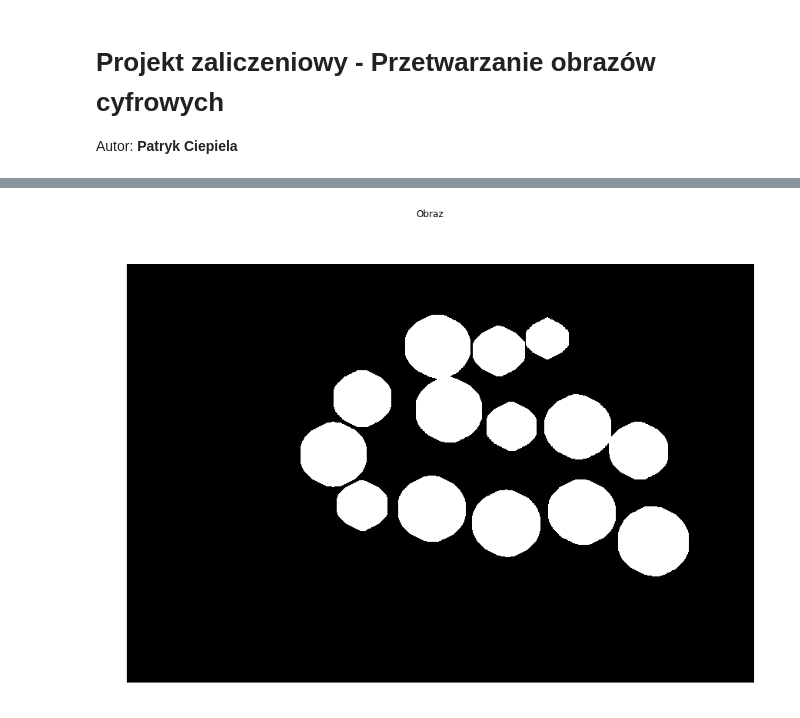
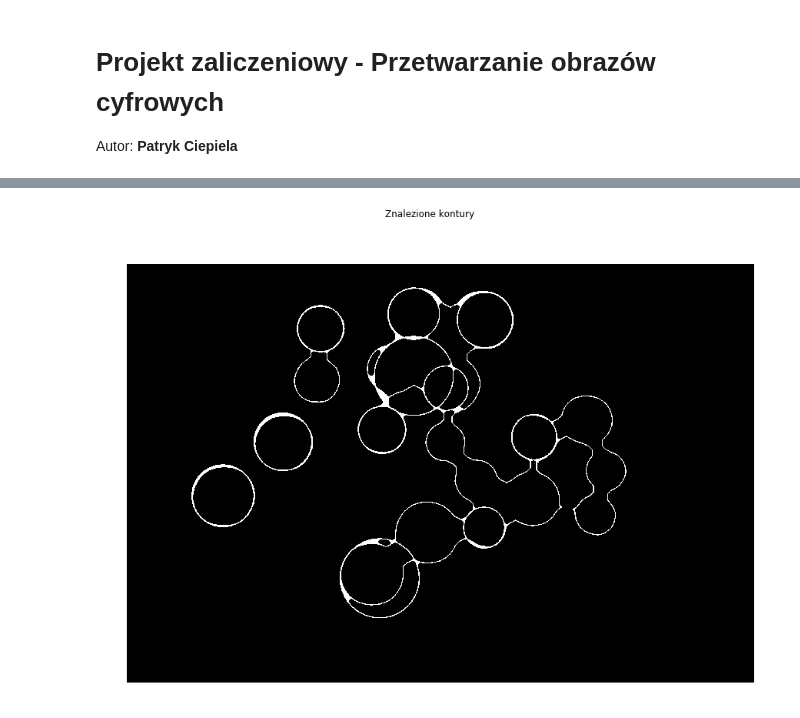
Before and after one commit to Machina123/ImageProcessing, a Jupyter notebook: FinalAssignment/01_assignment.ipynb, the cells around one changed output, grey strips where cells are left out. Saved outputs shown, nothing was run; the diff lists cells and outputs as text; code cells hidden in the pictures.

```diff
--- a/FinalAssignment/01_assignment.ipynb
+++ b/FinalAssignment/01_assignment.ipynb
@@ -91,5 +103,13 @@ showimg(invedgeimg)
-# %%
-modifiedimg = np.bitwise_and(binaryimg, invedgeimg)
-showimg(modifiedimg)
-# %% [output]
-[figure, removed]
+# %%
+_, contours, hierarchy = cv2.findContours(binaryimg, cv2.RETR_EXTERNAL, cv2.CHAIN_APPROX_SIMPLE)
+contoursimg = np.zeros_like(binaryimg)
+cv2.drawContours(contoursimg, contours, -1, (255,255,255), 3)
+circles = cv2.HoughCircles(contoursimg, cv2.HOUGH_GRADIENT, 1, 100, param1=210, param2=45)[0]
+# print(circles)
+for i in range(len(circles)):
+    mycircle = circles[i]
+    cv2.circle(contoursimg, (mycircle[0], mycircle[1]), mycircle[2], (255,255,255), 3)
+contoursimg = cv2.morphologyEx(contoursimg, op=cv2.MORPH_CLOSE, kernel=morphKernel, iterations=4)
+showimg(contoursimg, title="Znalezione kontury")
+# %% [output]
+[figure, added]
```
Also changed, not shown: parts of 9 cells of this notebook, 3 other files.
